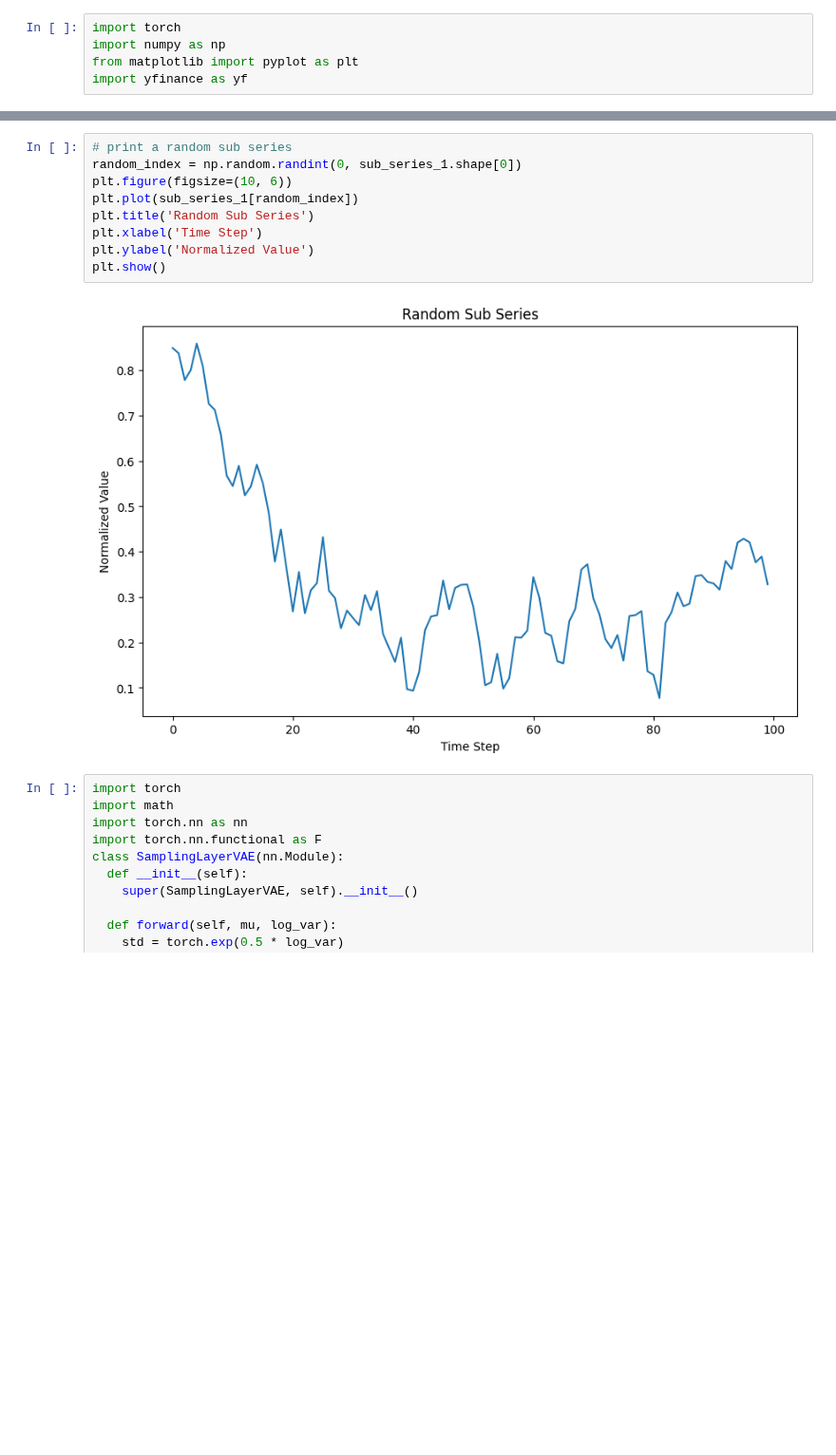
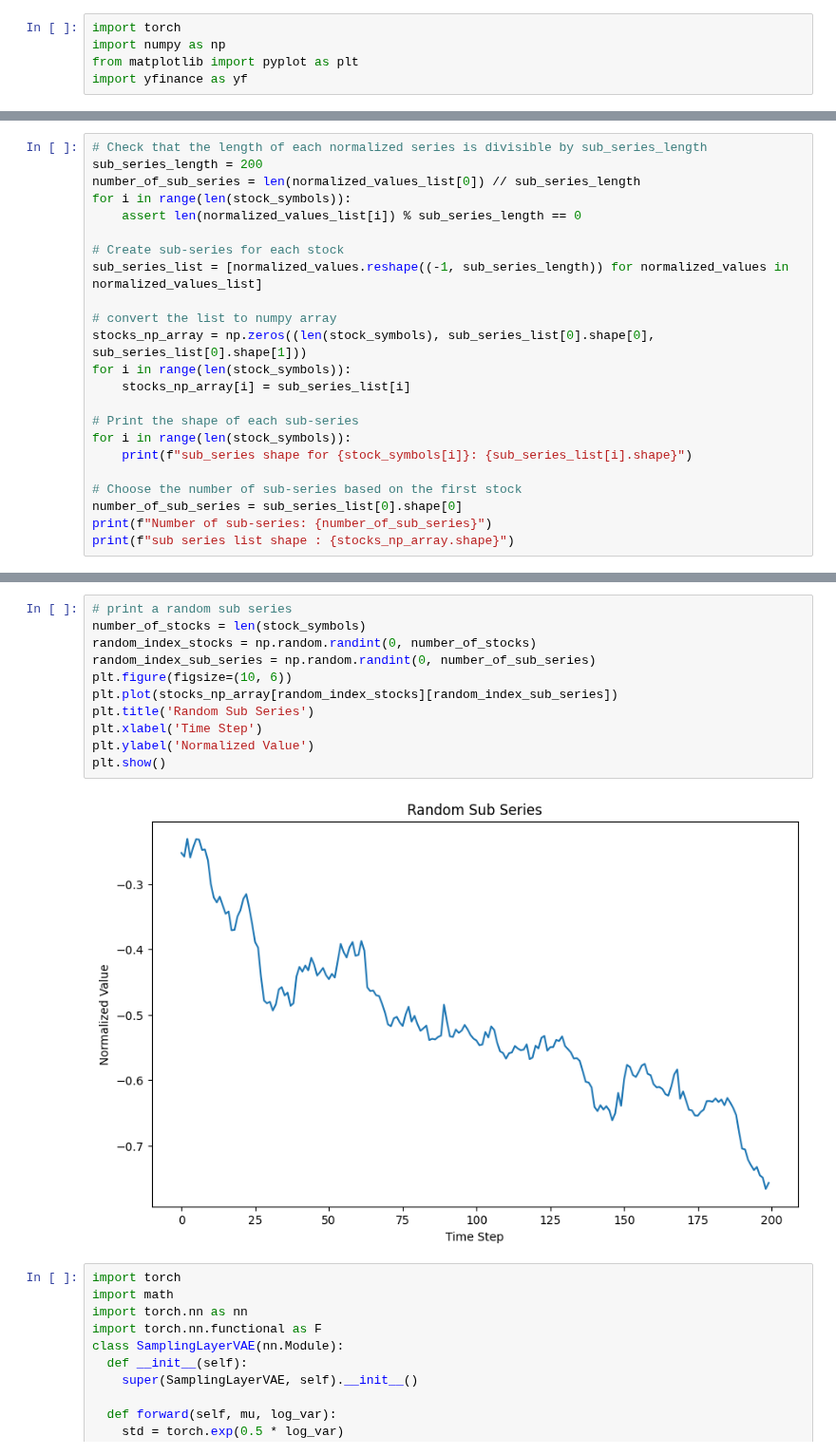
Before and after one commit to MaximeSzymanski/StocksClusteringVAE, a Jupyter notebook: VAE_stocks.ipynb, the cells around one changed output, grey strips where cells are left out. Shown at 95% size. Saved outputs shown, nothing was run; the diff lists cells and outputs as text; blank space fills up the shorter version.

```diff
--- a/VAE_stocks.ipynb
+++ b/VAE_stocks.ipynb
@@ -132,0 +80,23 @@ sub_series shape : (10, 100)
+# %%
+# Check that the length of each normalized series is divisible by sub_series_length
+sub_series_length = 200
+number_of_sub_series = len(normalized_values_list[0]) // sub_series_length
+for i in range(len(stock_symbols)):
+    assert len(normalized_values_list[i]) % sub_series_length == 0
+
+# Create sub-series for each stock
+sub_series_list = [normalized_values.reshape((-1, sub_series_length)) for normalized_values in normalized_values_list]
+
+# convert the list to numpy array
+stocks_np_array = np.zeros((len(stock_symbols), sub_series_list[0].shape[0], sub_series_list[0].shape[1]))
+for i in range(len(stock_symbols)):
+    stocks_np_array[i] = sub_series_list[i]
+
+# Print the shape of each sub-series
+for i in range(len(stock_symbols)):
+    print(f"sub_series shape for {stock_symbols[i]}: {sub_series_list[i].shape}")
+
+# Choose the number of sub-series based on the first stock
+number_of_sub_series = sub_series_list[0].shape[0]
+print(f"Number of sub-series: {number_of_sub_series}")
+print(f"sub series list shape : {stocks_np_array.shape}")
@@ -133,14 +112,16 @@ sub_series shape : (10, 100)
 # %%
 # print a random sub series
-random_index = np.random.randint(0, sub_series_1.shape[0])
+number_of_stocks = len(stock_symbols)
+random_index_stocks = np.random.randint(0, number_of_stocks)
+random_index_sub_series = np.random.randint(0, number_of_sub_series)
 plt.figure(figsize=(10, 6))
-plt.plot(sub_series_1[random_index])
+plt.plot(stocks_np_array[random_index_stocks][random_index_sub_series])
 plt.title('Random Sub Series')
 plt.xlabel('Time Step')
 plt.ylabel('Normalized Value')
 plt.show()
 # %% [output]
-[figure, old version]
+[figure, new version]
 # %%
 import torch
 import math
```
Also changed, not shown: parts of 25 cells of this notebook.
